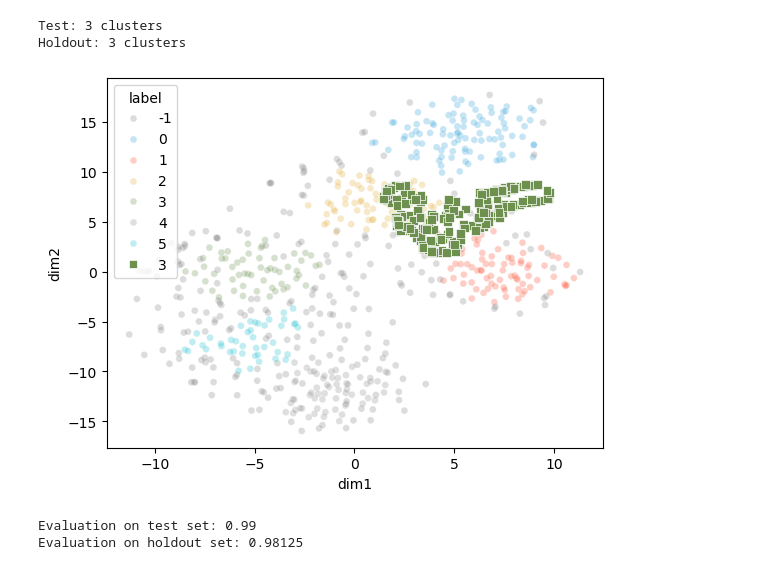
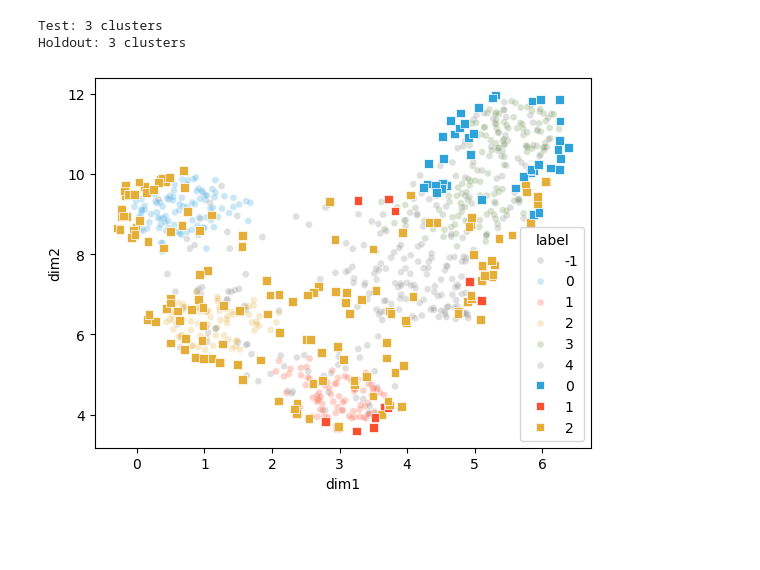
Before and after one commit to davidtweddell/lc_repo, a Jupyter notebook: 04-clustering-basic.ipynb, the cells around one changed output. Drawn from its saved outputs; the diff is of its cells as text; code cells hidden in the pictures; blank space fills up the shorter version.

```diff
--- a/04-clustering-basic.ipynb
+++ b/04-clustering-basic.ipynb
@@ -73,12 +87,6 @@ umap_model = umap.UMAP(
 umap_model.fit(X_train)
 
 
-from sklearn.manifold import TSNE
-tsne_model = TSNE(n_components=2, perplexity=50, n_iter=5000, random_state=42)
-tsne_model.fit(X_train)
-
-
-
 # transform the training data
 X_train_umap = umap_model.transform(X_train)
 X_train_tsne = tsne_model.fit_transform(X_train)
@@ -86,7 +94,7 @@ X_train_tsne = tsne_model.fit_transform(X_train)
 # use hdbscan clustering to label the training data
 import hdbscan
 clusterer = hdbscan.HDBSCAN(
-                                min_cluster_size=15,
+                                min_cluster_size=50,
                                 min_samples=5,
                                 prediction_data=True,
                                 cluster_selection_method="leaf"
@@ -95,8 +103,7 @@ clusterer = hdbscan.HDBSCAN(
 # clusterer.fit(X_train_umap)
 clusterer.fit(X_train_tsne)
 
-df_train = pd.DataFrame(X_train_tsne, columns=["dim1", "dim2"])
-# df_train = pd.DataFrame(X_train_umap, columns=["dim1", "dim2"])
+df_train = pd.DataFrame(X_train_umap, columns=["dim1", "dim2"])
 df_train["true_label"] = y_train
 df_train["cluster"] = clusterer.labels_
 # %%
@@ -108,25 +115,25 @@ sns.scatterplot(data=df_train, x="dim1", y="dim2", hue="cluster", style = "true_
 
 # apply the same umap_mdel to the test data and predict cluster membership
 X_test_umap = umap_model.transform(X_test)
-y_test_pred = hdbscan.approximate_predict(clusterer, X_test_umap)
+
 y_test_pred = np.argmax(hdbscan.prediction.membership_vector(clusterer, X_test_umap), axis = 1)
+
 test_n = len(np.unique(y_holdout))
 
 # apply the same umap_mdel to the holdout data and predict cluster membership
 X_holdout_umap = umap_model.transform(X_holdout)
-y_holdout_pred = hdbscan.approximate_predict(clusterer, X_holdout_umap)
 
-holdout_n = len(np.unique(y_holdout))
 
 # assign the most likely cluster
 y_holdout_pred = np.argmax(hdbscan.prediction.membership_vector(clusterer, X_holdout_umap), axis = 1)
+holdout_n = len(np.unique(y_holdout))
 
 
 df_test = pd.DataFrame(X_test_umap, columns=["dim1", "dim2"])
-df_test["label"] = y_test_pred[0]
+df_test["label"] = y_test_pred
 
-df_holdout = pd.DataFrame(X_holdout_umap, columns=["umap1", "dim2"])
-df_holdout["label"] = y_holdout_pred[0]
+df_holdout = pd.DataFrame(X_holdout_umap, columns=["dim1", "dim2"])
+df_holdout["label"] = y_holdout_pred
 # %%
 print(f"Test: {test_n} clusters")
 # sns.scatterplot(data=df_test, x="umap1", y="dim2", hue="label")
@@ -156,11 +146,13 @@ colours[-1] = "gray"
 # %%
 
 # plot the first two features
-sns.scatterplot(data=df_train, x="dim1", y="dim2", hue="cluster", s=24, alpha=0.275, palette = colours)
+sns.scatterplot(data=df_train, x="dim1", y="dim2", hue="cluster", s=24, alpha=0.25, palette = colours, )
+
+
 sns.scatterplot(data = df_test, x="dim1", y="dim2", marker="s", s=40, hue = "label", palette = colours)
 # sns.scatterplot(data = df_holdout, x="umap1", y="dim2", hue="label", marker="^", s=10, palette=  "tab10")
 
 
 plt.show()
 # %% [output]
-[figure, old version]
+[figure, new version]
@@ -169,19 +158,0 @@ plt.show()
-# %%
-# build an RFC model on the train set
-
-from sklearn.ensemble import RandomForestClassifier
-
-rfc = RandomForestClassifier(n_estimators=100, random_state=42)
-rfc.fit(X_train, y_train)
-
-# evaluate the model on the test set
-from sklearn.metrics import accuracy_score
-y_test_pred = rfc.predict(X_test)
-print(f"Evaluation on test set: {accuracy_score(y_test, y_test_pred)}")
-
-# evaluate the model on the holdout set
-y_holdout_pred = rfc.predict(X_holdout)
-print(f"Evaluation on holdout set: {accuracy_score(y_holdout, y_holdout_pred)}")
-# %% [output]
-Evaluation on test set: 0.99
-Evaluation on holdout set: 0.98125
```
Also changed, not shown: parts of 9 cells of this notebook, 3 other files.
